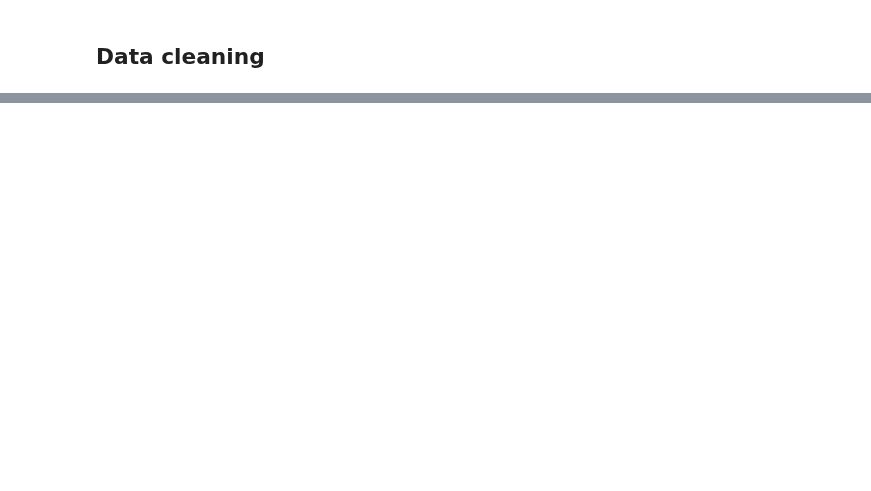
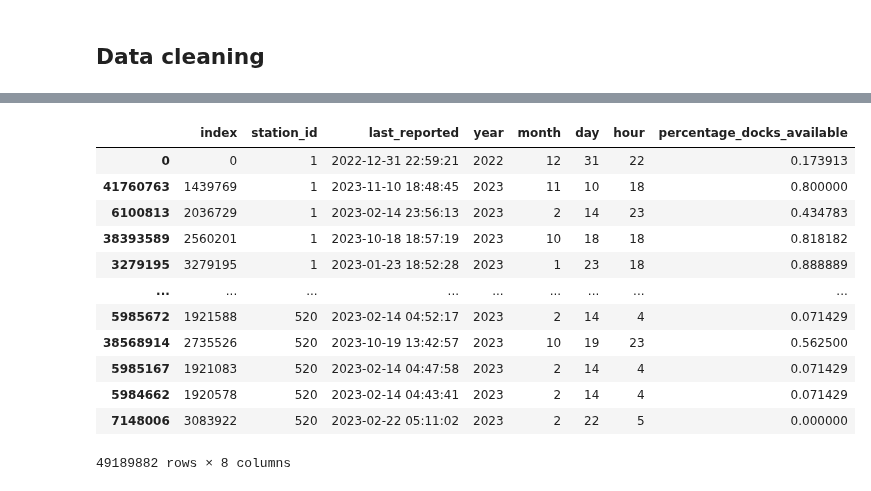
Before and after one commit to carlotalacasav/Gorrapiedra-proyecto, a Jupyter notebook: albas_version.ipynb, the cells around one changed output, grey strips where cells are left out. Drawn from its saved outputs; the diff is of its cells as text; code cells hidden in the pictures; blank space fills up the shorter version.

```diff
--- a/albas_version.ipynb
+++ b/albas_version.ipynb
@@ -91,0 +244,17 @@ data[['caracteristica1', 'caracteristica2']] = scaler.fit_transform(data[['carac
+# %%
+output_data = output_data.sort_values(by=['station_id'])
+output_data
+# %% [output]
+|  | index | station_id | last_reported | year | month | day | hour | percentage_docks_available |
+| 0 | 0 | 1 | 2022-12-31 22:59:21 | 2022 | 12 | 31 | 22 | 0.173913 |
+| 41760763 | 1439769 | 1 | 2023-11-10 18:48:45 | 2023 | 11 | 10 | 18 | 0.800000 |
+| 6100813 | 2036729 | 1 | 2023-02-14 23:56:13 | 2023 | 2 | 14 | 23 | 0.434783 |
+| 38393589 | 2560201 | 1 | 2023-10-18 18:57:19 | 2023 | 10 | 18 | 18 | 0.818182 |
+| 3279195 | 3279195 | 1 | 2023-01-23 18:52:28 | 2023 | 1 | 23 | 18 | 0.888889 |
+| ... | ... | ... | ... | ... | ... | ... | ... | ... |
+| 5985672 | 1921588 | 520 | 2023-02-14 04:52:17 | 2023 | 2 | 14 | 4 | 0.071429 |
+| 38568914 | 2735526 | 520 | 2023-10-19 13:42:57 | 2023 | 10 | 19 | 23 | 0.562500 |
+| 5985167 | 1921083 | 520 | 2023-02-14 04:47:58 | 2023 | 2 | 14 | 4 | 0.071429 |
+| 5984662 | 1920578 | 520 | 2023-02-14 04:43:41 | 2023 | 2 | 14 | 4 | 0.071429 |
+| 7148006 | 3083922 | 520 | 2023-02-22 05:11:02 | 2023 | 2 | 22 | 5 | 0.000000 |
+49189882 rows × 8 columns
```
Also changed, not shown: parts of 29 cells of this notebook, 2 other files.
